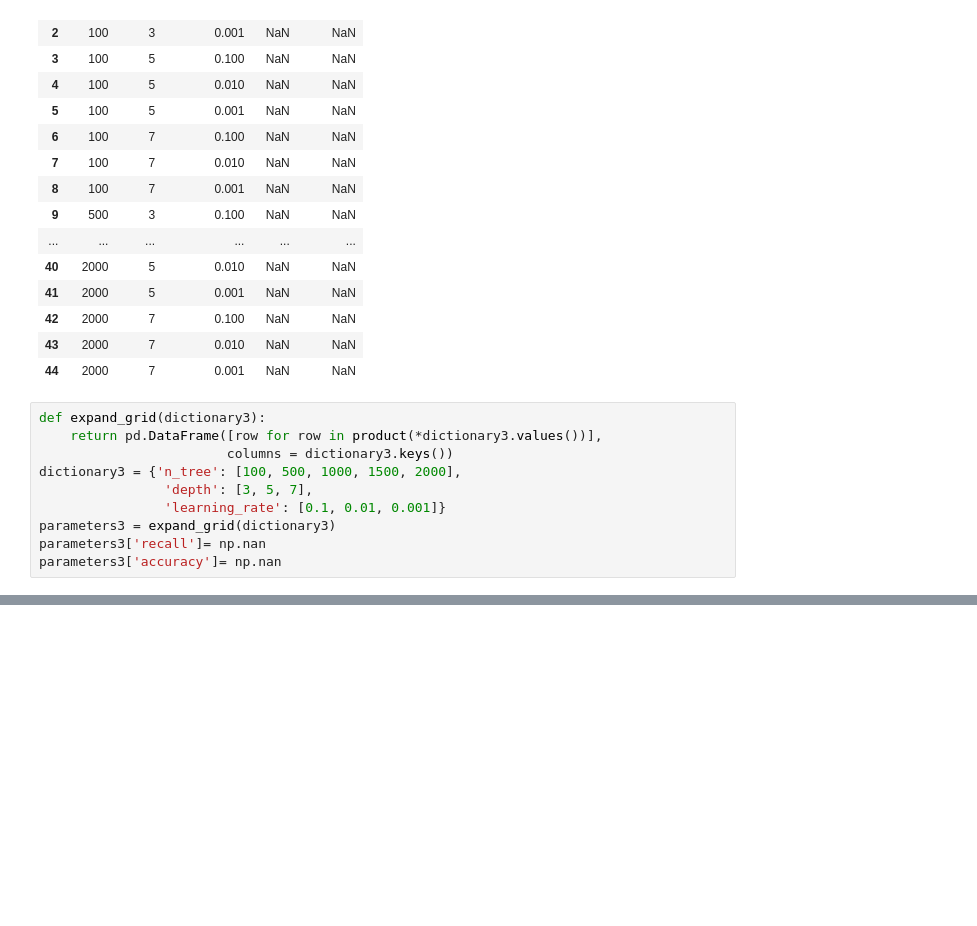
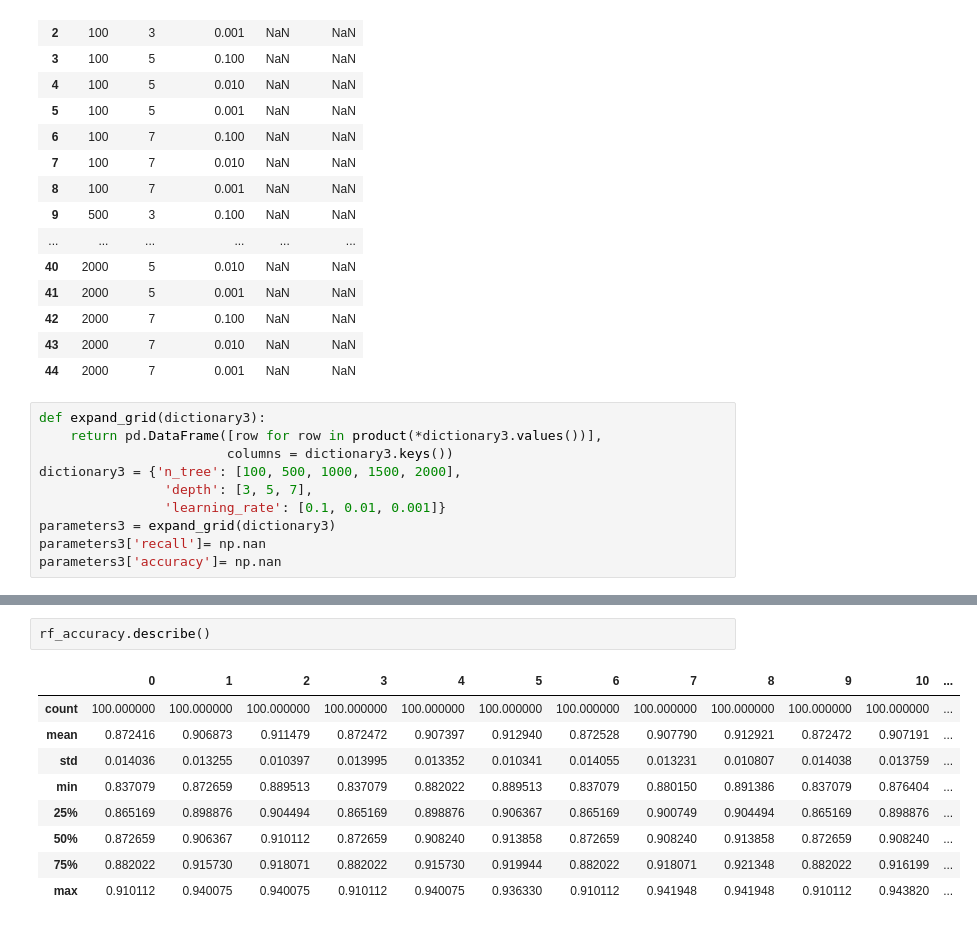
Before and after one commit to morgangant16/DATA-445, a Jupyter notebook: Exam 2/Question_2.ipynb, the cells around one changed output, grey strips where cells are left out. Saved outputs shown, nothing was run; the diff lists cells and outputs as text; blank space fills up the shorter version.

```diff
--- a/Exam 2/Question_2.ipynb
+++ b/Exam 2/Question_2.ipynb
@@ -217,0 +284,12 @@ TypeError: issubclass() arg 2 must be a class or tuple of classes
+# %%
+rf_accuracy.describe()
+# %% [output]
+|  | 0 | 1 | 2 | 3 | 4 | 5 | 6 | 7 | 8 | 9 | 10 | ... |
+| count | 100.000000 | 100.000000 | 100.000000 | 100.000000 | 100.000000 | 100.000000 | 100.000000 | 100.000000 | 100.000000 | 100.000000 | 100.000000 | ... |
+| mean | 0.872416 | 0.906873 | 0.911479 | 0.872472 | 0.907397 | 0.912940 | 0.872528 | 0.907790 | 0.912921 | 0.872472 | 0.907191 | ... |
+| std | 0.014036 | 0.013255 | 0.010397 | 0.013995 | 0.013352 | 0.010341 | 0.014055 | 0.013231 | 0.010807 | 0.014038 | 0.013759 | ... |
+| min | 0.837079 | 0.872659 | 0.889513 | 0.837079 | 0.882022 | 0.889513 | 0.837079 | 0.880150 | 0.891386 | 0.837079 | 0.876404 | ... |
+| 25% | 0.865169 | 0.898876 | 0.904494 | 0.865169 | 0.898876 | 0.906367 | 0.865169 | 0.900749 | 0.904494 | 0.865169 | 0.898876 | ... |
+| 50% | 0.872659 | 0.906367 | 0.910112 | 0.872659 | 0.908240 | 0.913858 | 0.872659 | 0.908240 | 0.913858 | 0.872659 | 0.908240 | ... |
+| 75% | 0.882022 | 0.915730 | 0.918071 | 0.882022 | 0.915730 | 0.919944 | 0.882022 | 0.918071 | 0.921348 | 0.882022 | 0.916199 | ... |
+| max | 0.910112 | 0.940075 | 0.940075 | 0.910112 | 0.940075 | 0.936330 | 0.910112 | 0.941948 | 0.941948 | 0.910112 | 0.943820 | ... |
```
Also changed, not shown: parts of 20 cells of this notebook.
